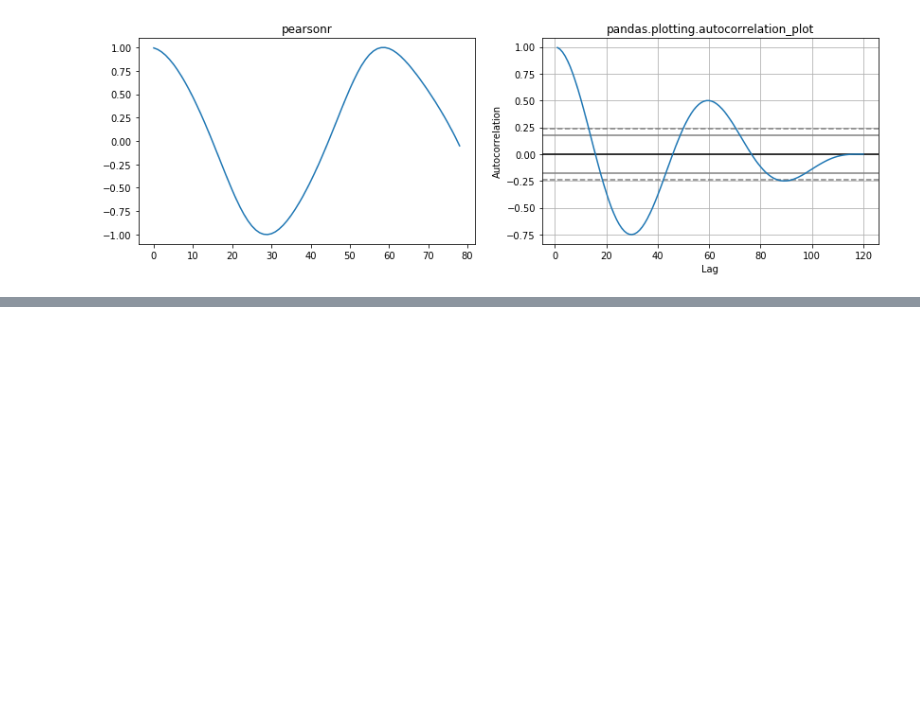
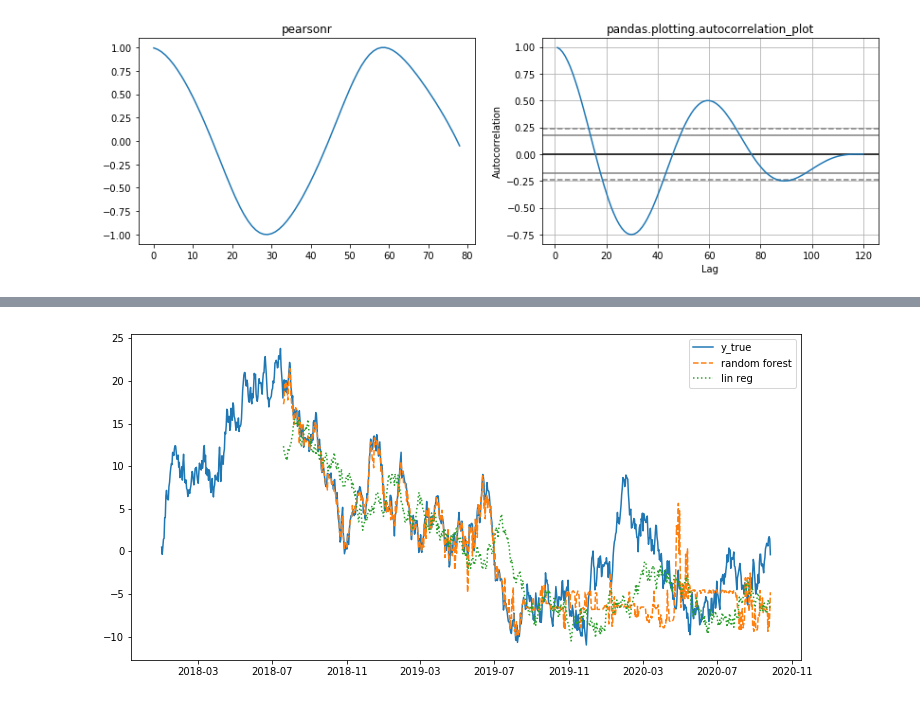
Before and after one commit to frhyme/frhyme.github.io, a Jupyter notebook: _posts/personal_ipynb/180601-random walk.ipynb, the cells around one changed output, grey strips where cells are left out. Cells and saved outputs as stored; diff of their text form; code cells hidden in the pictures; blank space fills up the shorter version.

```diff
--- a/_posts/personal_ipynb/180601-random walk.ipynb
+++ b/_posts/personal_ipynb/180601-random walk.ipynb
@@ -87,0 +102,32 @@ reg = LinearRegression()
+# %%
+import numpy as np
+import matplotlib.pyplot as plt
+import pandas as pd
+from sklearn.linear_model import LinearRegression
+from sklearn.ensemble import RandomForestRegressor
+
+sample_size = 1000
+df_rw = pd.DataFrame({'x': np.cumsum(np.random.normal(0, 1, sample_size))},
+                     index =  pd.date_range('2018-01-01', periods=sample_size)
+                 )
+for shift_v in [30, 50, 100, 200]:
+    df_rw['shift_{}'.format(shift_v)] = df_rw['x'].shift(shift_v)
+
+ind_columns = list(set(df_rw.columns) - set(['x']))
+df_rw_dropna = df_rw.dropna()
+## data modeling and fitting
+reg_lin = LinearRegression()
+reg_rf = RandomForestRegressor()
+
+reg_rf.fit(df_rw_dropna[ind_columns][:len(df_rw_dropna)//2], df_rw_dropna['x'][:len(df_rw_dropna)//2])
+reg_lin.fit(df_rw_dropna[ind_columns][:len(df_rw_dropna)//2], df_rw_dropna['x'][:len(df_rw_dropna)//2])
+
+plt.figure(figsize=(12, 6))
+plt.plot(df_rw['x'], label='y_true')
+plt.plot(df_rw_dropna.index, reg_rf.predict(df_rw_dropna[ind_columns]), label='random forest', linestyle='--')
+plt.plot(df_rw_dropna.index, reg_lin.predict(df_rw_dropna[ind_columns]), label='lin reg', linestyle=':')
+plt.legend()
+plt.savefig("../../assets/images/markdown_img/180612_1511_random_walk_fitting.svg")
+plt.show()
+# %% [output]
+[figure, added]
```
Also changed, not shown: parts of 2 cells of this notebook, 8 other files.
